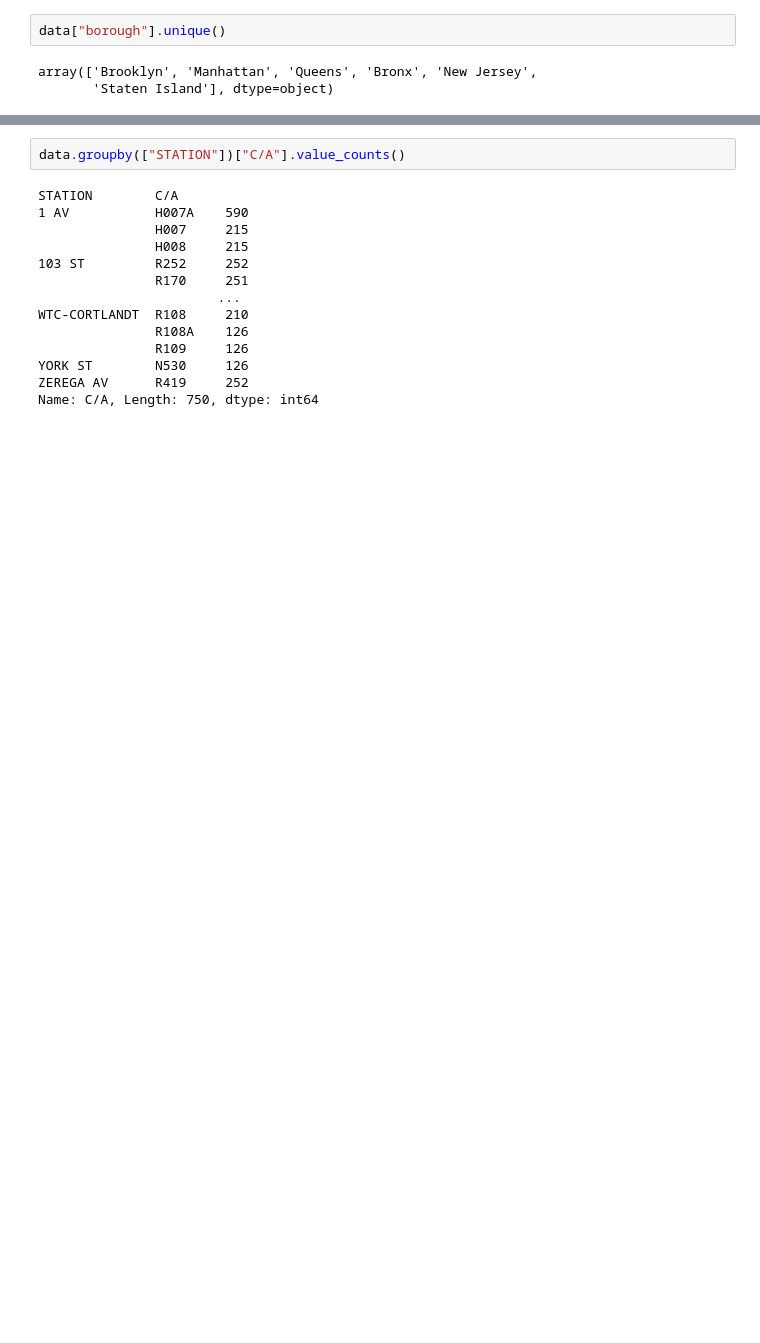
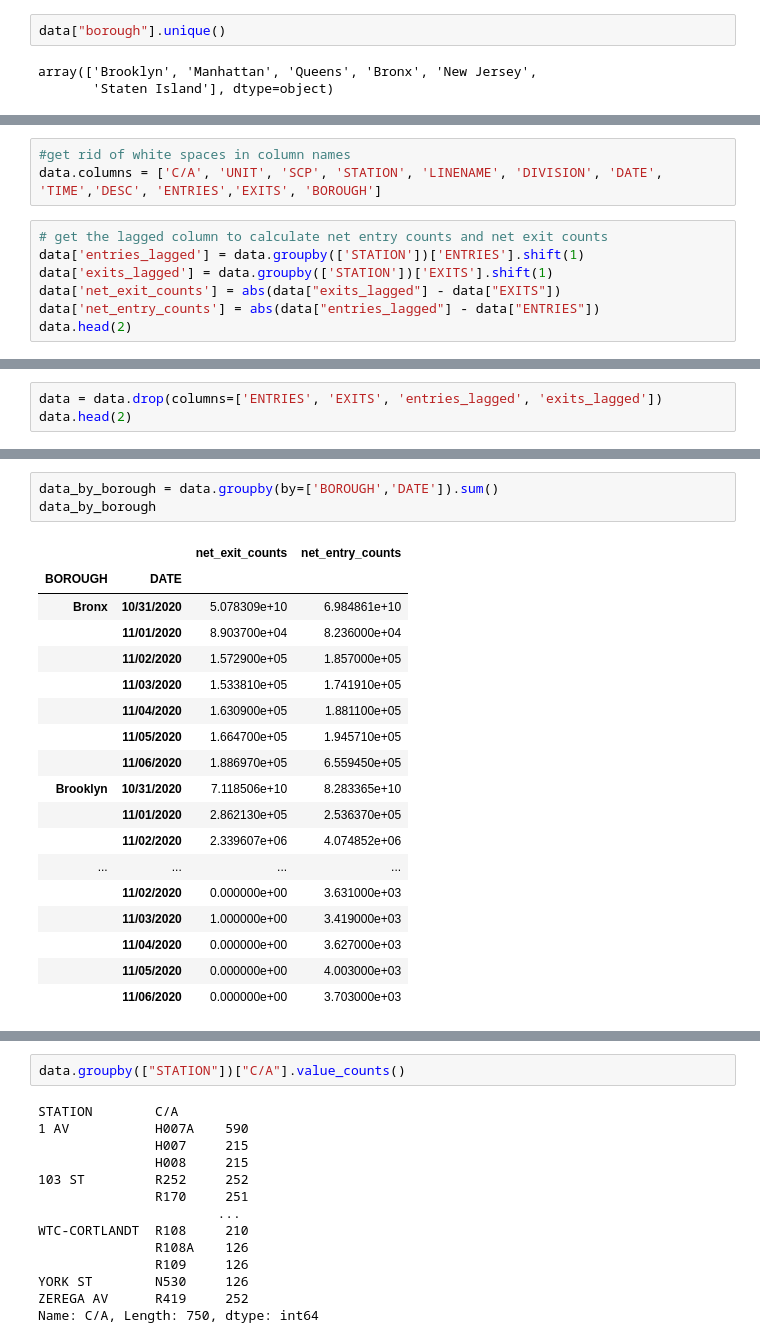
Before and after one commit to sujeongcha/TimeSeries-Transporation-and-Covid19, a Jupyter notebook: subway_data.ipynb, the cells around one changed output, grey strips where cells are left out. Saved outputs shown, nothing was run; the diff lists cells and outputs as text; blank space fills up the shorter version.

```diff
--- a/subway_data.ipynb
+++ b/subway_data.ipynb
@@ -193,0 +95,10 @@ data2
+# %%
+#get rid of white spaces in column names
+data.columns = ['C/A', 'UNIT', 'SCP', 'STATION', 'LINENAME', 'DIVISION', 'DATE', 'TIME','DESC', 'ENTRIES','EXITS', 'BOROUGH']
+# %%
+# get the lagged column to calculate net entry counts and net exit counts
+data['entries_lagged'] = data.groupby(['STATION'])['ENTRIES'].shift(1)
+data['exits_lagged'] = data.groupby(['STATION'])['EXITS'].shift(1)
+data['net_exit_counts'] = abs(data["exits_lagged"] - data["EXITS"])
+data['net_entry_counts'] = abs(data["entries_lagged"] - data["ENTRIES"])
+data.head(2)
@@ -193,0 +109,3 @@ data2
+# %%
+data = data.drop(columns=['ENTRIES', 'EXITS', 'entries_lagged', 'exits_lagged'])
+data.head(2)
@@ -193,0 +129,22 @@ data2
+# %%
+data_by_borough = data.groupby(by=['BOROUGH','DATE']).sum()
+data_by_borough
+# %% [output]
+|  |  | net_exit_counts | net_entry_counts |
+| BOROUGH | DATE |  |  |
+| Bronx | 10/31/2020 | 5.078309e+10 | 6.984861e+10 |
+|  | 11/01/2020 | 8.903700e+04 | 8.236000e+04 |
+|  | 11/02/2020 | 1.572900e+05 | 1.857000e+05 |
+|  | 11/03/2020 | 1.533810e+05 | 1.741910e+05 |
+|  | 11/04/2020 | 1.630900e+05 | 1.881100e+05 |
+|  | 11/05/2020 | 1.664700e+05 | 1.945710e+05 |
+|  | 11/06/2020 | 1.886970e+05 | 6.559450e+05 |
+| Brooklyn | 10/31/2020 | 7.118506e+10 | 8.283365e+10 |
+|  | 11/01/2020 | 2.862130e+05 | 2.536370e+05 |
+|  | 11/02/2020 | 2.339607e+06 | 4.074852e+06 |
+| ... | ... | ... | ... |
+|  | 11/02/2020 | 0.000000e+00 | 3.631000e+03 |
+|  | 11/03/2020 | 1.000000e+00 | 3.419000e+03 |
+|  | 11/04/2020 | 0.000000e+00 | 3.627000e+03 |
+|  | 11/05/2020 | 0.000000e+00 | 4.003000e+03 |
+|  | 11/06/2020 | 0.000000e+00 | 3.703000e+03 |
```
Also changed, not shown: parts of 28 cells of this notebook.
